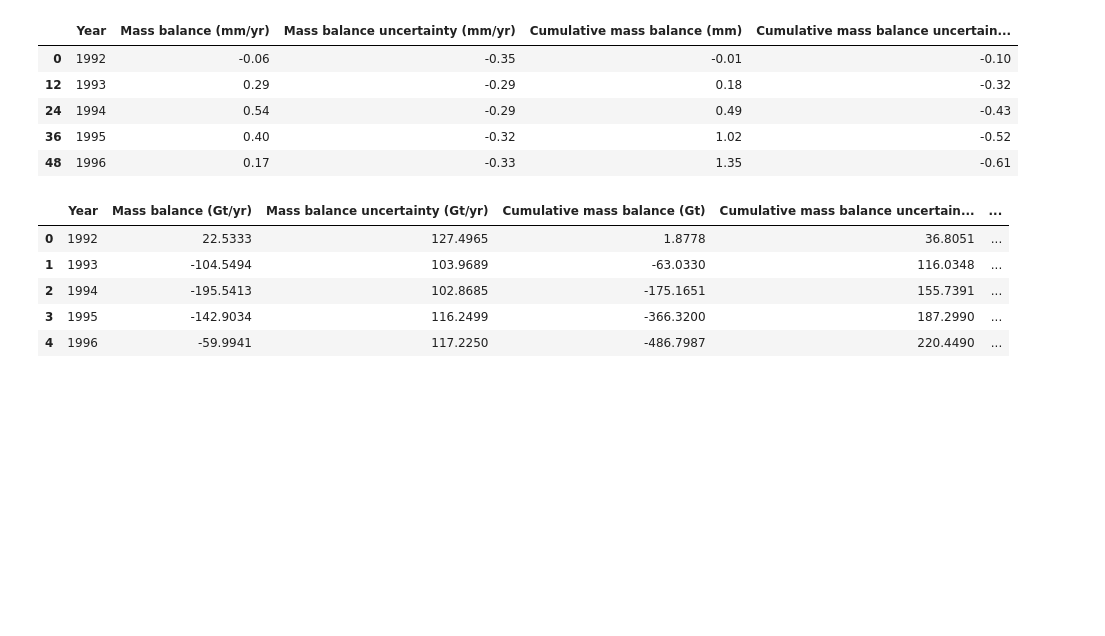
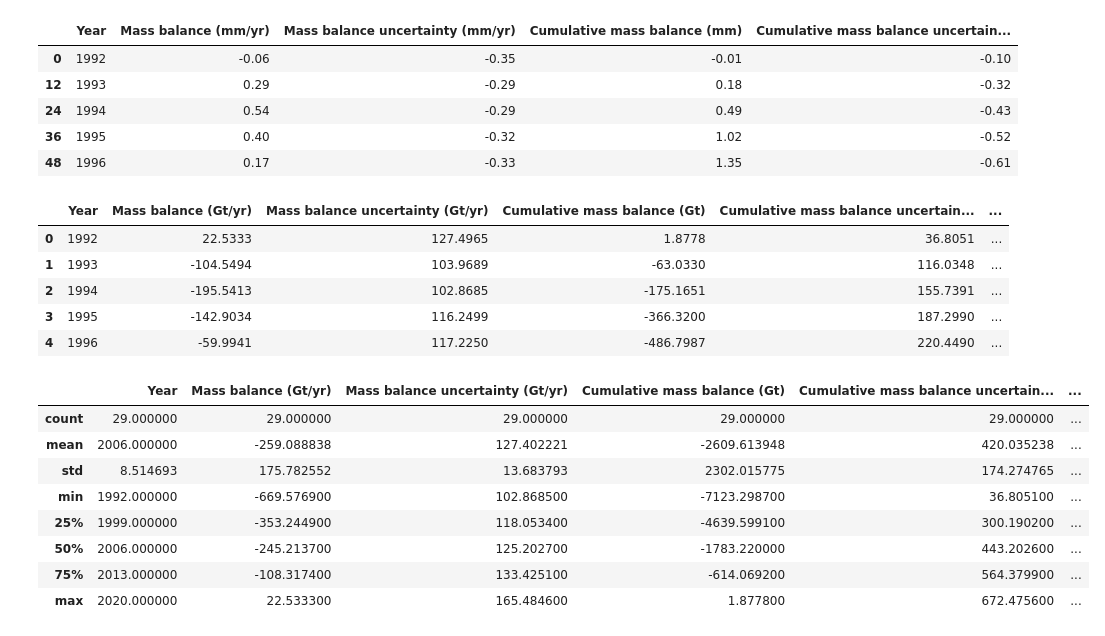
Before and after one commit to gauravpatil123/adv-projects-in-visualization, a Jupyter notebook: notebooks/project_main.ipynb, the cells around one changed output. Saved outputs shown, nothing was run; the diff lists cells and outputs as text; code cells hidden in the pictures; blank space fills up the shorter version.

```diff
--- a/notebooks/project_main.ipynb
+++ b/notebooks/project_main.ipynb
@@ -616,5 +616,17 @@ df_years_ice_sheets_all_gt_mm.head(5)
 | 2 | 1994 | -195.5413 | 102.8685 | -175.1651 | 155.7391 | ... |
 | 3 | 1995 | -142.9034 | 116.2499 | -366.3200 | 187.2990 | ... |
 | 4 | 1996 | -59.9941 | 117.2250 | -486.7987 | 220.4490 | ... |
+# %%
+df_years_ice_sheets_all_gt_mm.describe()
+# %% [output]
+|  | Year | Mass balance (Gt/yr) | Mass balance uncertainty (Gt/yr) | Cumulative mass balance (Gt) | Cumulative mass balance uncertain... | ... |
+| count | 29.000000 | 29.000000 | 29.000000 | 29.000000 | 29.000000 | ... |
+| mean | 2006.000000 | -259.088838 | 127.402221 | -2609.613948 | 420.035238 | ... |
+| std | 8.514693 | 175.782552 | 13.683793 | 2302.015775 | 174.274765 | ... |
+| min | 1992.000000 | -669.576900 | 102.868500 | -7123.298700 | 36.805100 | ... |
+| 25% | 1999.000000 | -353.244900 | 118.053400 | -4639.599100 | 300.190200 | ... |
+| 50% | 2006.000000 | -245.213700 | 125.202700 | -1783.220000 | 443.202600 | ... |
+| 75% | 2013.000000 | -108.317400 | 133.425100 | -614.069200 | 564.379900 | ... |
+| max | 2020.000000 | 22.533300 | 165.484600 | 1.877800 | 672.475600 | ... |
 # %%
 df_years_ice_sheets_all_gt_mm.to_csv("../data/ice sheets/years ice sheets gt + mm.csv")
```
Also changed, not shown: 3 other files.
